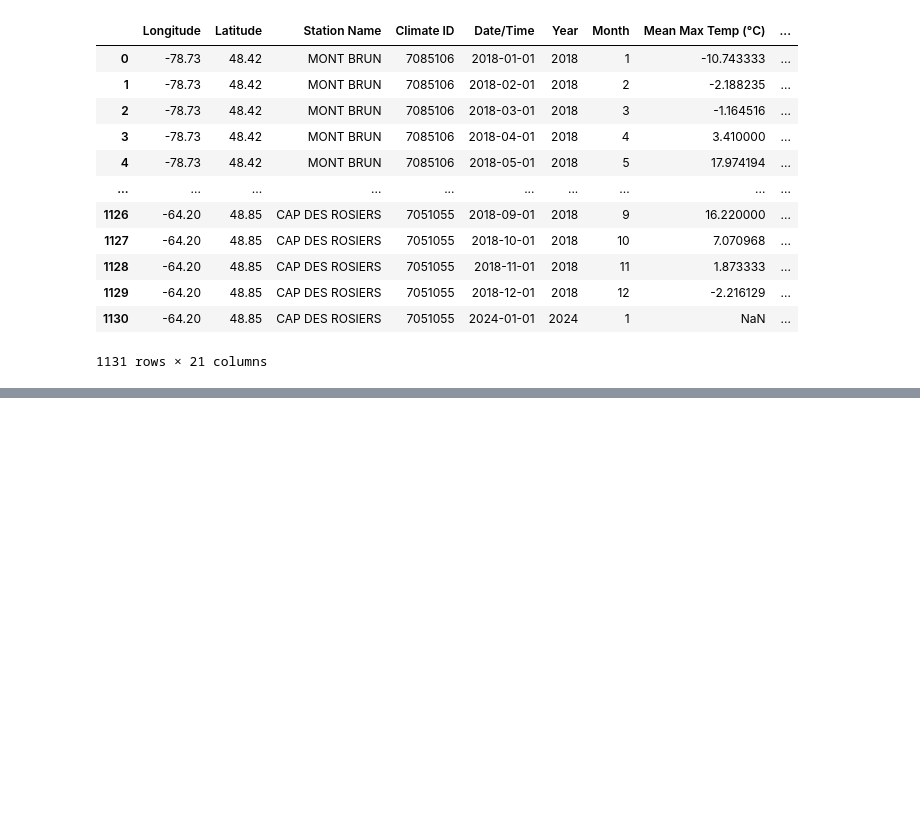
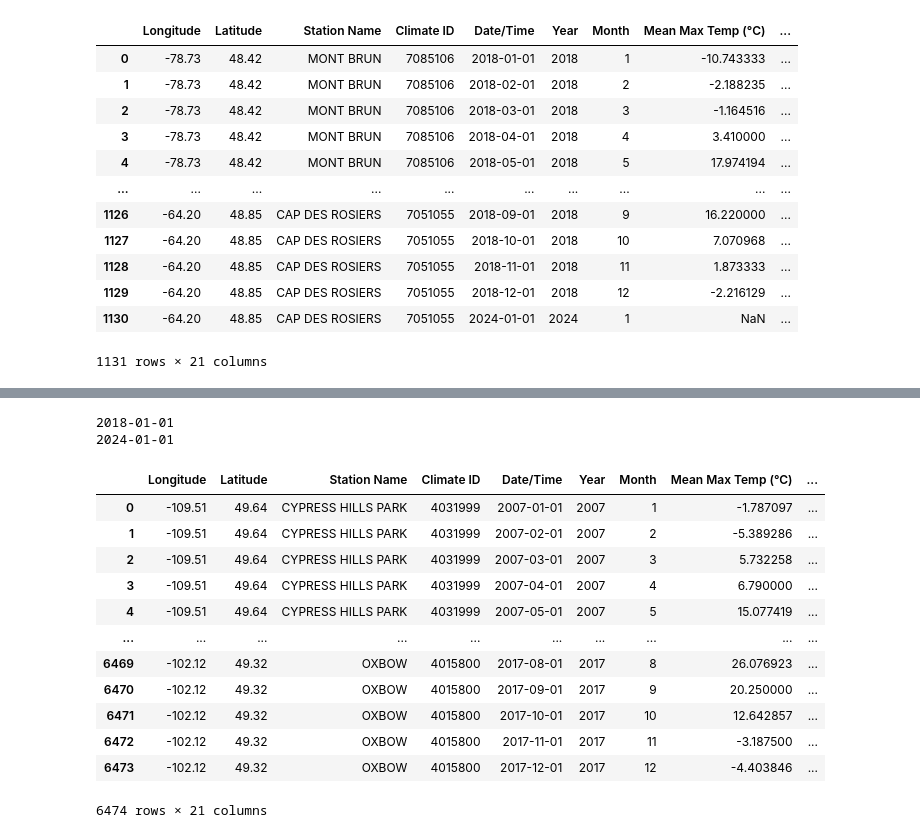
Before and after one commit to chustjarey/Climate-Change-and-its-Economic-Impact-DAB422-24W-004-Group9, a Jupyter notebook: Part II/03_Weather_2018 to 2024_Merged.ipynb, the cells around one changed output, grey strips where cells are left out. Cells and saved outputs as stored; diff of their text form; code cells hidden in the pictures; blank space fills up the shorter version.

```diff
--- a/Part II/03_Weather_2018 to 2024_Merged.ipynb
+++ b/Part II/03_Weather_2018 to 2024_Merged.ipynb
@@ -92,0 +94,22 @@ SK
+# %%
+print(SK_1['Date/Time'].min())
+print(SK_1['Date/Time'].max())
+# %% [output]
+2018-01-01
+2024-01-01
+# %%
+SK_2
+# %% [output]
+|  | Longitude | Latitude | Station Name | Climate ID | Date/Time | Year | Month | Mean Max Temp (°C) | ... |
+| 0 | -109.51 | 49.64 | CYPRESS HILLS PARK | 4031999 | 2007-01-01 | 2007 | 1 | -1.787097 | ... |
+| 1 | -109.51 | 49.64 | CYPRESS HILLS PARK | 4031999 | 2007-02-01 | 2007 | 2 | -5.389286 | ... |
+| 2 | -109.51 | 49.64 | CYPRESS HILLS PARK | 4031999 | 2007-03-01 | 2007 | 3 | 5.732258 | ... |
+| 3 | -109.51 | 49.64 | CYPRESS HILLS PARK | 4031999 | 2007-04-01 | 2007 | 4 | 6.790000 | ... |
+| 4 | -109.51 | 49.64 | CYPRESS HILLS PARK | 4031999 | 2007-05-01 | 2007 | 5 | 15.077419 | ... |
+| ... | ... | ... | ... | ... | ... | ... | ... | ... | ... |
+| 6469 | -102.12 | 49.32 | OXBOW | 4015800 | 2017-08-01 | 2017 | 8 | 26.076923 | ... |
+| 6470 | -102.12 | 49.32 | OXBOW | 4015800 | 2017-09-01 | 2017 | 9 | 20.250000 | ... |
+| 6471 | -102.12 | 49.32 | OXBOW | 4015800 | 2017-10-01 | 2017 | 10 | 12.642857 | ... |
+| 6472 | -102.12 | 49.32 | OXBOW | 4015800 | 2017-11-01 | 2017 | 11 | -3.187500 | ... |
+| 6473 | -102.12 | 49.32 | OXBOW | 4015800 | 2017-12-01 | 2017 | 12 | -4.403846 | ... |
+6474 rows × 21 columns
```
Also changed, not shown: parts of 6 cells of this notebook, 3 other files.
